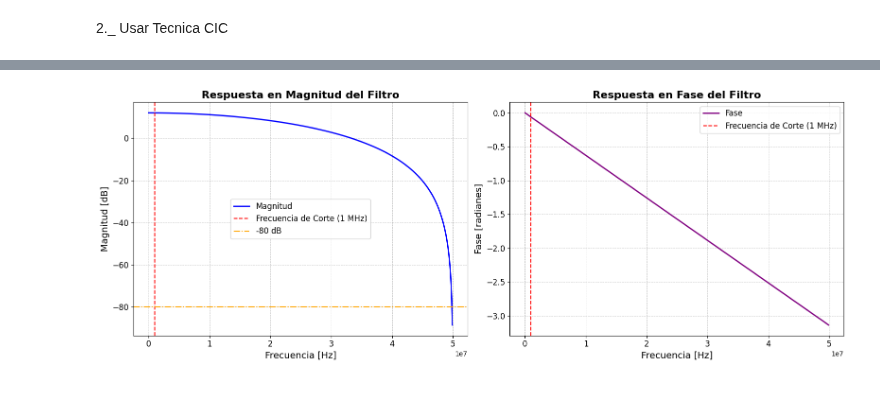
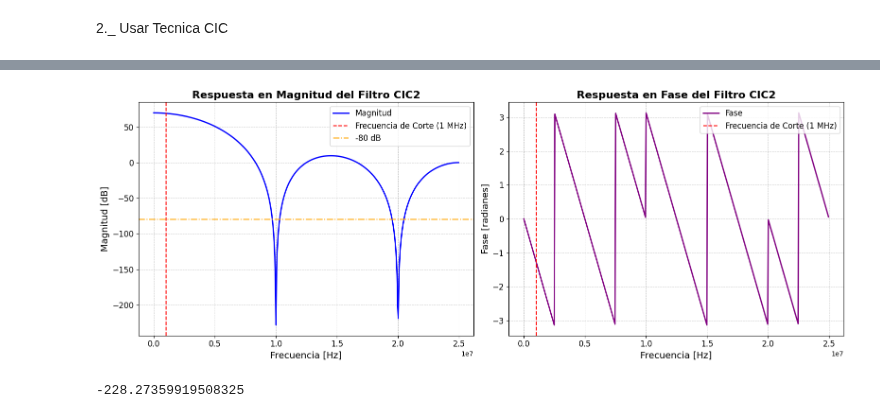
Before and after one commit to ExampleToFollow/PracticasPDS, a Jupyter notebook: Personal/TA_pregunta2.ipynb, the cells around one changed output, grey strips where cells are left out. Drawn from its saved outputs; the diff is of its cells as text; code cells hidden in the pictures.

```diff
--- a/Personal/TA_pregunta2.ipynb
+++ b/Personal/TA_pregunta2.ipynb
@@ -261,41 +300,45 @@ plt.plot(w,20*np.log10(h) )
+# %%
+fs = 100e6
+nyquist = fs / 2
+dirac = np.zeros(10000)
+dirac [0]  =1
+y_coe  = [1 , -1]
+x_coe  = [1 , 0 , 0 , 0 ,0,-1]
+#CIC1
+w  , h  = freqz(lfilter(x_coe , y_coe ,  dirac ) , fs=fs/2)
+h = h**5
 # %%
-#Ajustamos para q se vean mejor las gráficas
+#Estamos para q se vean mejor las gráficas
 # --- Graficar la respuesta en frecuencia ---
 plt.figure(figsize=(16, 6))  # Tamaño de la figura
-
 # Gráfico de Magnitud
 plt.subplot(1, 2, 1)  # Primera gráfica (1 fila, 2 columnas, posición 1)
 plt.plot(w,20*np.log10(np.abs(h)) , color='blue', linewidth=2, label='Magnitud')
 plt.axvline(cutoff_frequency, color='red', linestyle='--', linewidth=1.5, label='Frecuencia de Corte (1 MHz)')
-plt.title("Respuesta en Magnitud del Filtro", fontsize=16, fontweight='bold')
+plt.title("Respuesta en Magnitud del Filtro CIC2", fontsize=16, fontweight='bold')
 plt.xlabel("Frecuencia [Hz]", fontsize=14)
 plt.ylabel("Magnitud [dB]", fontsize=14)
-plt.axhline(
-    y=-80,
-    color='orange',
-    linestyle='-.',
-    linewidth=1.5,
-    label='-80 dB'
-)
+plt.axhline(y=-80, color='orange', linestyle='-.', linewidth=1.5, label='-80 dB')
 plt.grid(which='both', linestyle='--', linewidth=0.7, alpha=0.7)
 plt.legend(fontsize=12)
 plt.xticks(fontsize=12)
 plt.yticks(fontsize=12)
-
 # Gráfico de Fase
 plt.subplot(1, 2, 2)  # Segunda gráfica (1 fila, 2 columnas, posición 2)
 plt.plot(w, np.angle(h), color='purple', linewidth=2, label='Fase')
 plt.axvline(cutoff_frequency, color='red', linestyle='--', linewidth=1.5, label='Frecuencia de Corte (1 MHz)')
-plt.title("Respuesta en Fase del Filtro", fontsize=16, fontweight='bold')
+plt.title("Respuesta en Fase del Filtro CIC2", fontsize=16, fontweight='bold')
 plt.xlabel("Frecuencia [Hz]", fontsize=14)
 plt.ylabel("Fase [radianes]", fontsize=14)
 plt.grid(which='both', linestyle='--', linewidth=0.7, alpha=0.7)
 plt.legend(fontsize=12)
 plt.xticks(fontsize=12)
 plt.yticks(fontsize=12)
 
 # Ajuste del diseño general
 plt.tight_layout()
 plt.show()
+print(np.min(20*np.log10(np.abs(h))) )
 # %% [output]
-[figure, old version]
+[figure, new version]
+-228.27359919508325
```
Also changed, not shown: parts of 2 cells of this notebook, 1 other file.
